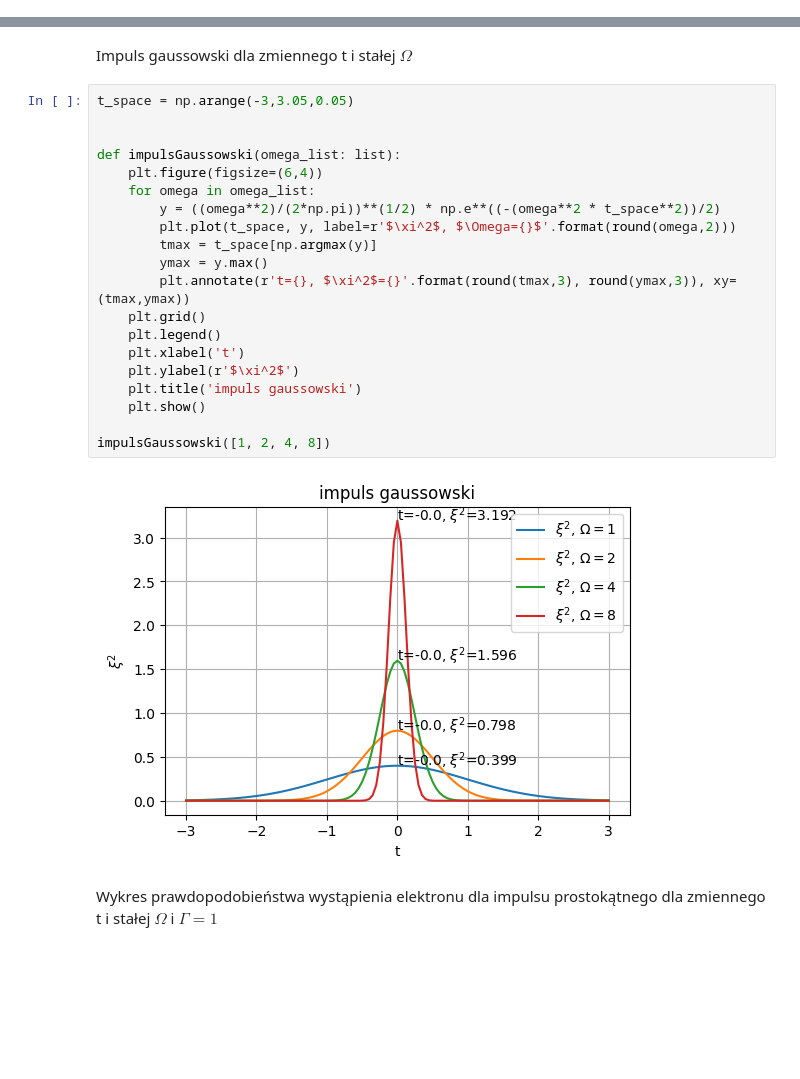
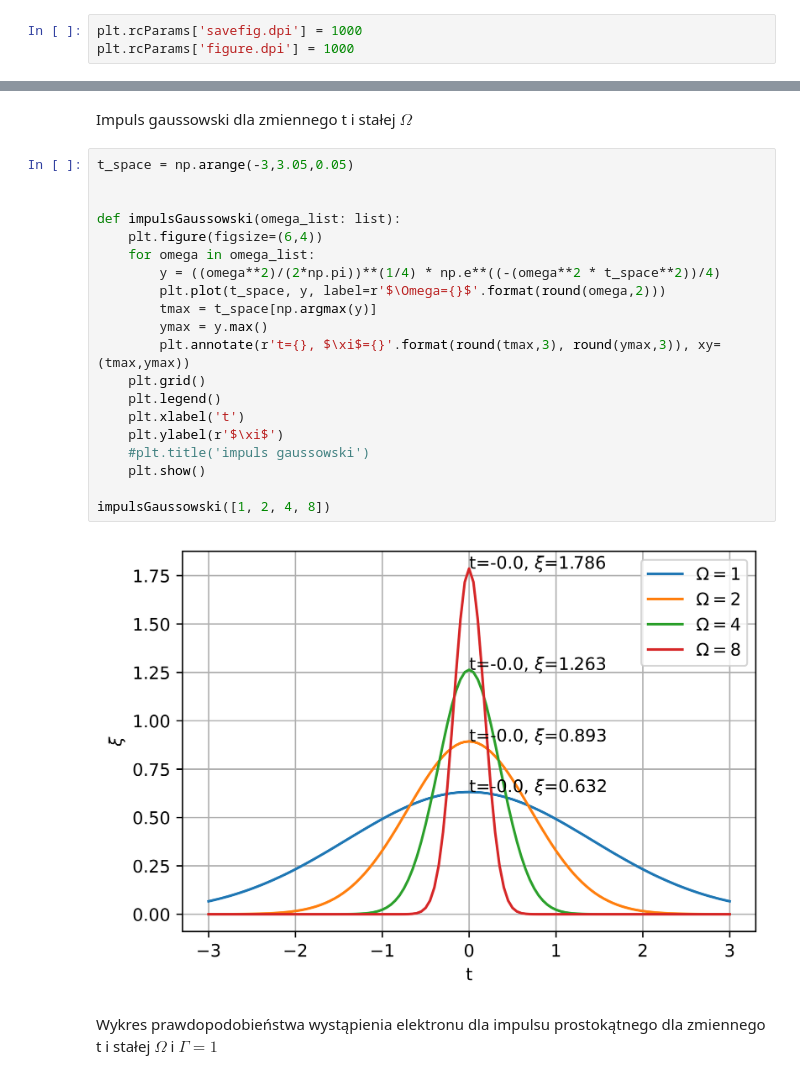
Before and after one commit to Kubabob/pracownia_rotacyjna, a Jupyter notebook: impulsy.ipynb, the cells around one changed output, grey strips where cells are left out. Saved outputs shown, nothing was run; the diff lists cells and outputs as text; blank space fills up the shorter version.

```diff
--- a/impulsy.ipynb
+++ b/impulsy.ipynb
@@ -2,6 +2,9 @@
 import numpy as np
 import matplotlib.pyplot as plt
 from scipy.integrate import quad
+# %%
+plt.rcParams['savefig.dpi'] = 1000
+plt.rcParams['figure.dpi'] = 1000
 # %% [markdown]
 Rosnący impuls wykładniczy dla zmiennego t i stałej $\Omega$
 # %%
@@ -51,25 +72,25 @@ Impuls gaussowski dla zmiennego t i stałej $\Omega$
 # %%
 t_space = np.arange(-3,3.05,0.05)
 
 
 def impulsGaussowski(omega_list: list):
     plt.figure(figsize=(6,4))
     for omega in omega_list:
-        y = ((omega**2)/(2*np.pi))**(1/2) * np.e**((-(omega**2 * t_space**2))/2)
-        plt.plot(t_space, y, label=r'$\xi^2$, $\Omega={}$'.format(round(omega,2)))
+        y = ((omega**2)/(2*np.pi))**(1/4) * np.e**((-(omega**2 * t_space**2))/4)
+        plt.plot(t_space, y, label=r'$\Omega={}$'.format(round(omega,2)))
         tmax = t_space[np.argmax(y)]
         ymax = y.max()
-        plt.annotate(r't={}, $\xi^2$={}'.format(round(tmax,3), round(ymax,3)), xy=(tmax,ymax))
+        plt.annotate(r't={}, $\xi$={}'.format(round(tmax,3), round(ymax,3)), xy=(tmax,ymax))
     plt.grid()
     plt.legend()
     plt.xlabel('t')
-    plt.ylabel(r'$\xi^2$')
-    plt.title('impuls gaussowski')
+    plt.ylabel(r'$\xi$')
+    #plt.title('impuls gaussowski')
     plt.show()
 
 impulsGaussowski([1, 2, 4, 8])
 # %% [output]
-[figure, old version]
+[figure, new version]
 # %% [markdown]
 Wykres prawdopodobieństwa wystąpienia elektronu dla impulsu prostokątnego dla zmiennego t i stałej $\Omega$ i $\Gamma=1$
 # %%
```
Also changed, not shown: parts of 3 cells of this notebook, 12 other files.
